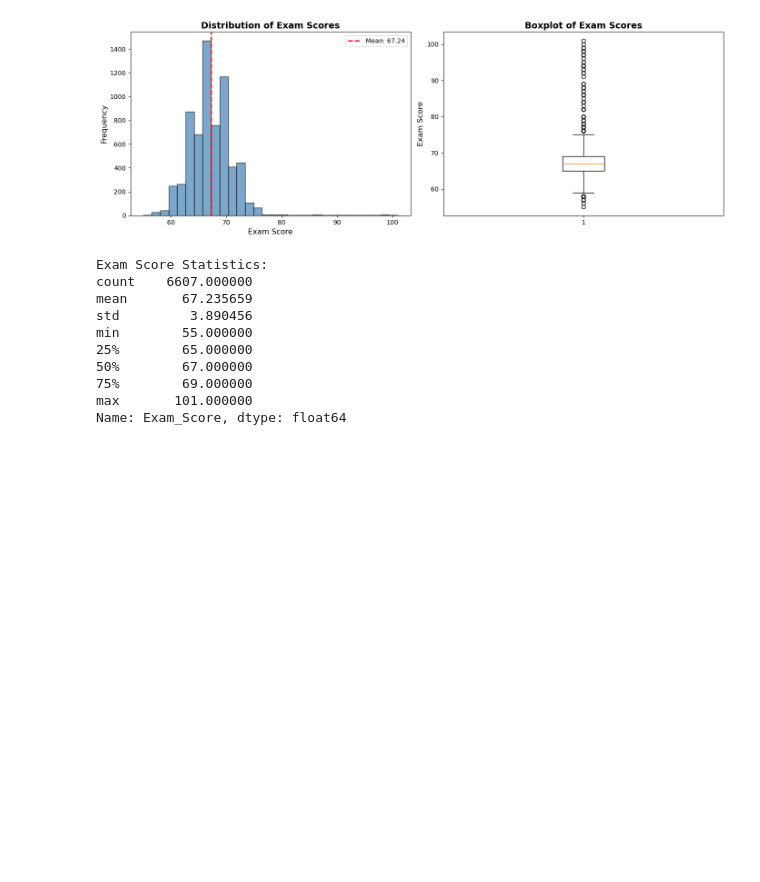
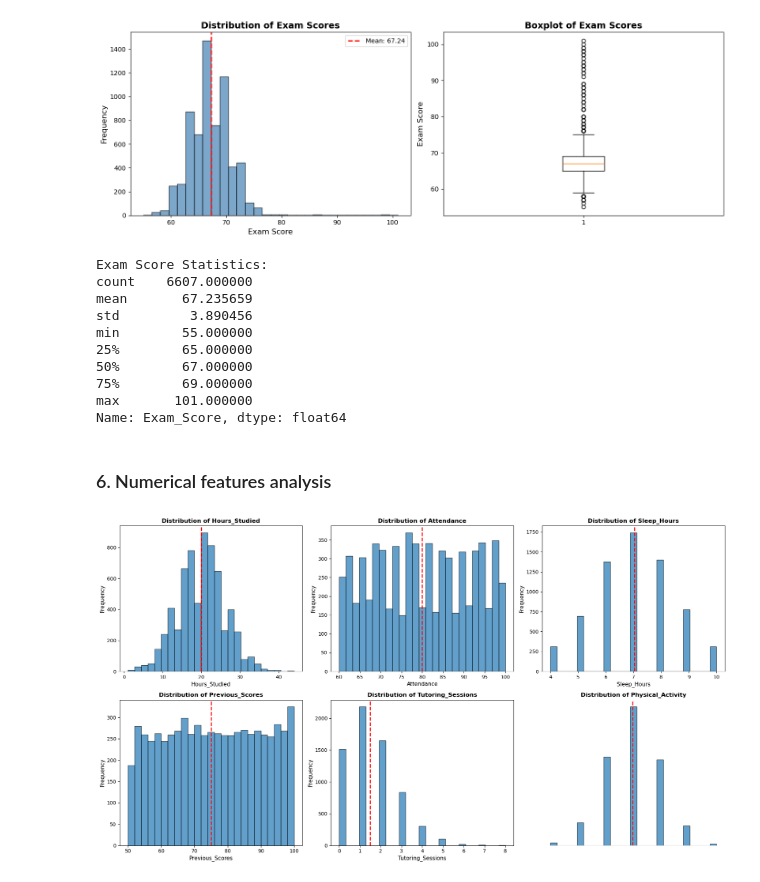
Before and after one commit to Rasath16/Student-Score-Predictor, a Jupyter notebook: 01_Data_exploration.ipynb, the cells around one changed output. Saved outputs shown, nothing was run; the diff lists cells and outputs as text; code cells hidden in the pictures; blank space fills up the shorter version.

Commit message:
numerical and categorical analysis

```diff
--- a/01_Data_exploration.ipynb
+++ b/01_Data_exploration.ipynb
@@ -146,3 +146,25 @@ min        55.000000
 75%        69.000000
 max       101.000000
 Name: Exam_Score, dtype: float64
+# %% [markdown]
+### 6. Numerical features analysis
+# %%
+numerical_cols = ['Hours_Studied', 'Attendance', 'Sleep_Hours', 'Previous_Scores',
+                  'Tutoring_Sessions', 'Physical_Activity', 'Exam_Score']
+
+# Distribution plots
+fig, axes = plt.subplots(2, 3, figsize=(18, 10))
+axes = axes.flatten()
+
+for idx, col in enumerate(numerical_cols[:-1]):  # Exclude Exam_Score
+    axes[idx].hist(df[col], bins=25, edgecolor='black', alpha=0.7)
+    axes[idx].axvline(df[col].mean(), color='red', linestyle='--', linewidth=2)
+    axes[idx].set_xlabel(col, fontsize=11)
+    axes[idx].set_ylabel('Frequency', fontsize=11)
+    axes[idx].set_title(f'Distribution of {col}', fontsize=12, fontweight='bold')
+
+axes[-1].axis('off')
+plt.tight_layout()
+plt.show()
+# %% [output]
+[figure, added]
```
Also changed, not shown: parts of 4 cells of this notebook.
